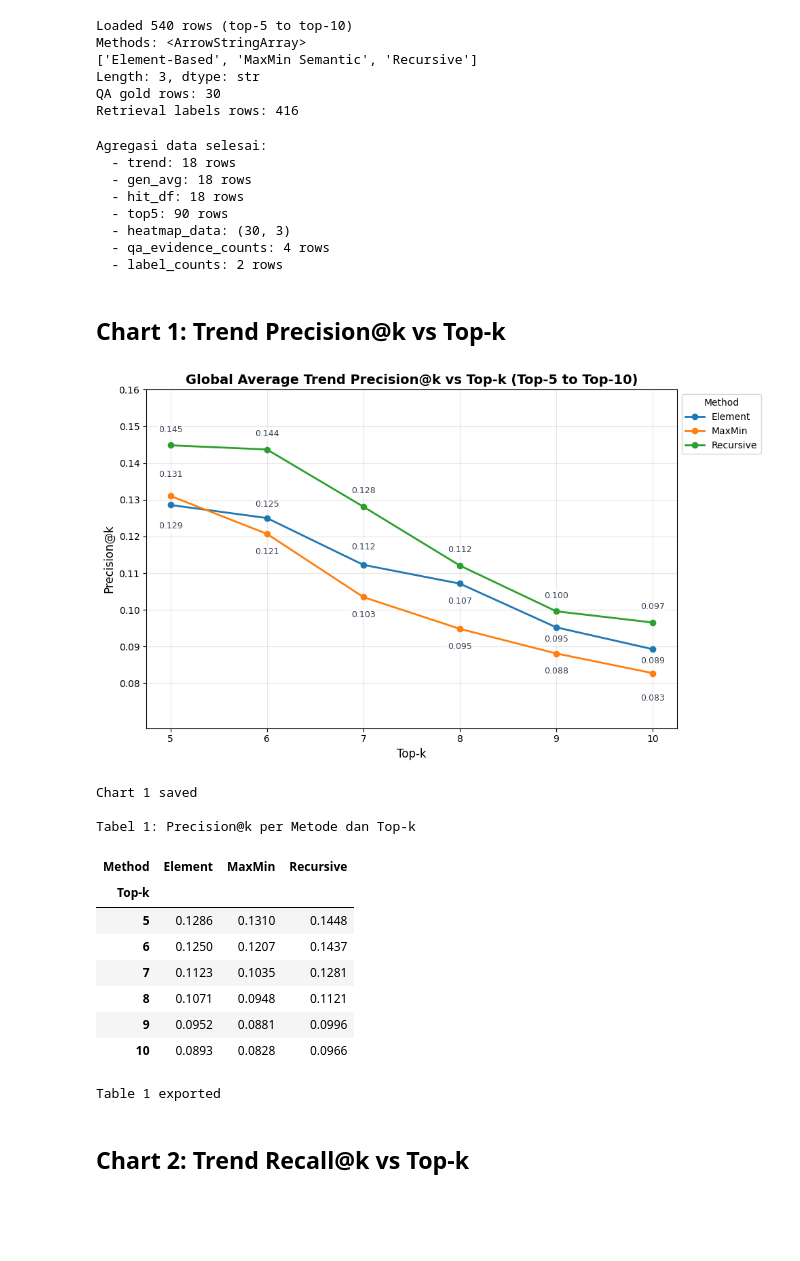
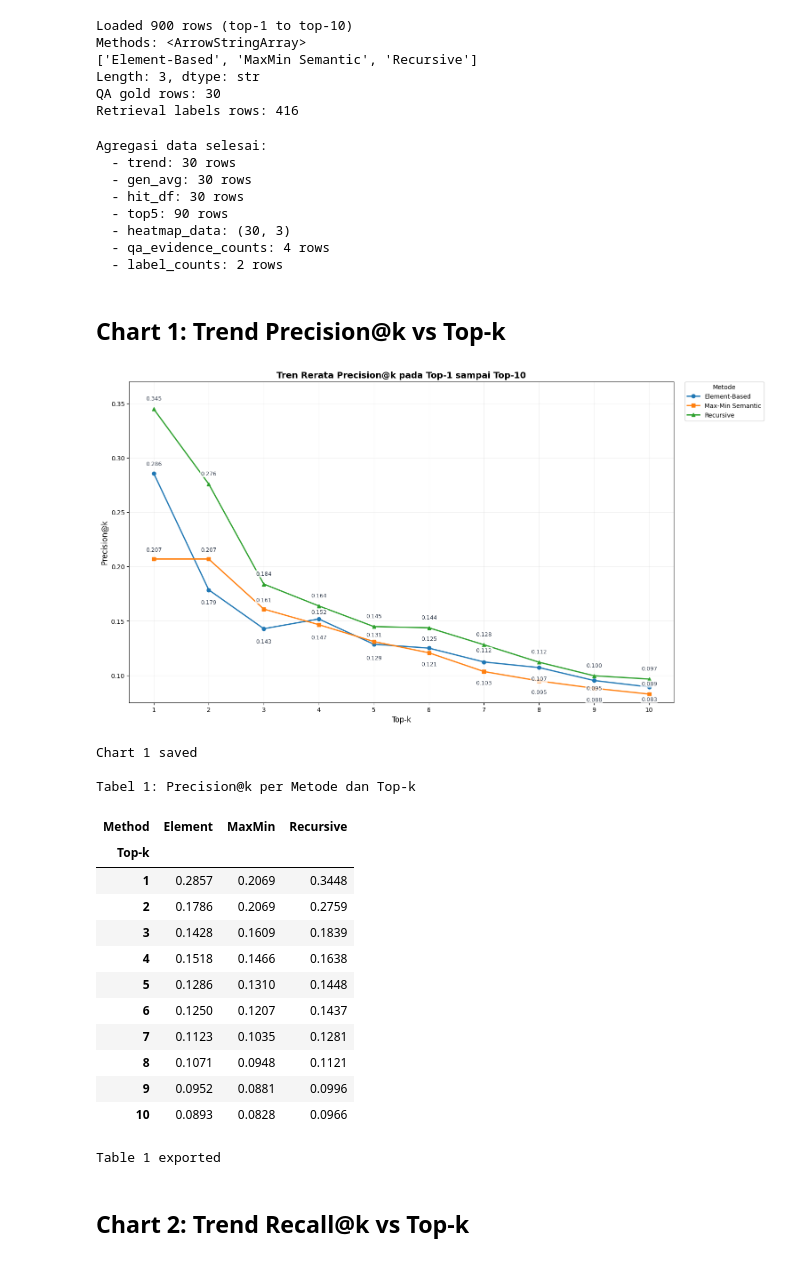
Before and after one commit to haikalthrq/rag-skripsi, a Jupyter notebook: notebooks/eval_visualization.ipynb, the cells around one changed output. Drawn from its saved outputs; the diff is of its cells as text; code cells hidden in the pictures; blank space fills up the shorter version.

Commit message:
Update evaluation outputs and notebook visualizations

```diff
--- a/notebooks/eval_visualization.ipynb
+++ b/notebooks/eval_visualization.ipynb
@@ -17,7 +17,7 @@ from pathlib import Path
 import json
 
 # Config
-TOPK_MIN = 5
+TOPK_MIN = 1
 TOPK_MAX = 10
 DATA_DIR = Path("../results/final/generation")
 FIG_DIR = Path("../results/final/figures")
@@ -51,7 +51,7 @@ print(f"Methods: {data['method'].unique()}")
 print(f"QA gold rows: {len(qa_gold)}")
 print(f"Retrieval labels rows: {len(retrieval_labels)}")
 # %% [output]
-Loaded 540 rows (top-5 to top-10)
+Loaded 900 rows (top-1 to top-10)
 Methods: <ArrowStringArray>
 ['Element-Based', 'MaxMin Semantic', 'Recursive']
 Length: 3, dtype: str
@@ -60,10 +60,10 @@ Retrieval labels rows: 416
 # %%
 # Cell 2: Agregasi SEMUA data untuk visualisasi + Definisi fungsi highlight
 
-# 1. Trend Precision, Recall & MRR (untuk Chart 1, 2 & 3)
-trend = data.groupby(['method_short', 'top_k'])[['precision_at_k', 'recall_at_k', 'mrr']].mean().reset_index()
+# 1. Trend Precision, Recall, MRR & F1@k (untuk Chart 1, 2, 3 & 4)
+trend = data.groupby(['method_short', 'top_k'])[['precision_at_k', 'recall_at_k', 'mrr', 'f1_at_k']].mean().reset_index()
 
-# 2. Generasi metrik (untuk Chart 4 & 5)
+# 2. Generasi metrik (untuk Chart 5 & 6)
 gen_avg = (
     data.groupby(['method_short', 'top_k'])[['bleu', 'rouge_l_recall']]
     .mean()
@@ -80,7 +80,7 @@ for k in range(TOPK_MIN, TOPK_MAX + 1):
         hit_counts.append({'method': method, 'top_k': k, 'hit_count': n_hit})
 hit_df = pd.DataFrame(hit_counts)
 
-# 4. Top-5 data
+# 4. Top-1 data
 top5 = data[data['top_k'] == TOPK_MIN].copy()
 
 # 5. Heatmap data (legacy, tidak divisualisasikan dalam urutan chart saat ini)
@@ -91,7 +91,7 @@ heatmap_data = top5.pivot_table(
     aggfunc='mean'
 ).fillna(0)
 
-# 6. Ground truth summary data (untuk Chart 6 & 7)
+# 6. Ground truth summary data (untuk Chart 7 & 8)
 qa_evidence_counts = (
     qa_gold['evidence_type']
     .fillna('Unknown')
@@ -205,9 +205,9 @@ print(f"  - qa_evidence_counts: {len(qa_evidence_counts)} rows")
 print(f"  - label_counts: {len(label_counts)} rows")
 # %% [output]
 Agregasi data selesai:
-  - trend: 18 rows
-  - gen_avg: 18 rows
-  - hit_df: 18 rows
+  - trend: 30 rows
+  - gen_avg: 30 rows
+  - hit_df: 30 rows
   - top5: 90 rows
   - heatmap_data: (30, 3)
   - qa_evidence_counts: 4 rows
@@ -218,23 +218,49 @@ Agregasi data selesai:
 # Chart 1 + Tabel 1: Precision trend (DALAM SATU CELL)
 
 # === CHART ===
-fig, ax = plt.subplots(figsize=(10, 6))
+fig, ax = plt.subplots(figsize=(15, 8), constrained_layout=True)
+method_display_labels = {
+    'Element': 'Element-Based',
+    'MaxMin': 'Max-Min Semantic',
+    'Recursive': 'Recursive',
+}
+method_line_styles = {
+    'Element': {'marker': 'o', 'linestyle': '-'},
+    'MaxMin': {'marker': 's', 'linestyle': '-'},
+    'Recursive': {'marker': '^', 'linestyle': '-'},
+}
 for method in trend['method_short'].unique():
     subset = trend[trend['method_short'] == method]
-    ax.plot(subset['top_k'], subset['precision_at_k'], marker='o', label=method, linewidth=2)
+    style = method_line_styles[method]
+    ax.plot(
+        subset['top_k'],
+        subset['precision_at_k'],
+        marker=style['marker'],
+        linestyle=style['linestyle'],
+        label=method_display_labels[method],
+        linewidth=2,
+        markersize=6,
+    )
 
 precision_label_offsets = {
+    ('Element', 2): (0, -16),
+    ('Element', 3): (0, -16),
+    ('MaxMin', 4): (0, -16),
+    ('Element', 4): (0, 6),
+    ('Element', 7): (0, 6),
+    ('Element', 8): (0, -6),
+    ('Element', 9): (0, -6),
     ('Element', 5): (0, -18),
-    ('MaxMin', 5): (0, 18),
+    ('MaxMin', 5): (0, 6),
     ('MaxMin', 6): (0, -14),
     ('MaxMin', 7): (0, -14),
     ('Element', 7): (0, 14),
     ('Element', 8): (0, -14),
     ('Element', 9): (0, -8),
-    ('Element', 10): (0, -8),
+    ('Element', 10): (0, 0),
     ('MaxMin', 8): (0, -14),
     ('MaxMin', 9): (0, -14),
-    ('MaxMin', 10): (0, -22),
+    ('MaxMin', 10): (0, -4),
 }
 precision_default_offsets = {
     'Element': (0, 10),
@@ -253,47 +279,50 @@ for _, row in trend.iterrows():
         xytext=(x_offset, y_offset),
         ha='center',
         va='bottom' if y_offset >= 0 else 'top',
         fontsize=9,
         color='#374151',
         bbox=dict(boxstyle='round,pad=0.12', fc='white', ec='none', alpha=0.78)
     )
 
 ax.set_xlabel('Top-k', fontsize=12)
 ax.set_ylabel('Precision@k', fontsize=12)
-ax.set_title('Global Average Trend Precision@k vs Top-k (Top-5 to Top-10)', fontsize=14, fontweight='bold')
-ax.legend(title='Method', fontsize=10, loc='upper left', bbox_to_anchor=(1, 1))
-ax.grid(alpha=0.3)
+ax.set_title('Tren Rerata Precision@k pada Top-1 sampai Top-10', fontsize=14, fontweight='bold')
+ax.legend(title='Metode', fontsize=10, loc='upper left', bbox_to_anchor=(1.02, 1), borderaxespad=0)
+ax.minorticks_off()
+ax.grid(True, which='major', axis='both', alpha=0.16, linewidth=0.8)
 ax.set_xticks(range(TOPK_MIN, TOPK_MAX + 1))
-pad_y_axis(ax, trend['precision_at_k'])
-precision_y_top = np.ceil(ax.get_ylim()[1] * 100) / 100
-precision_yticks = np.round(np.arange(0.08, precision_y_top + 0.001, 0.01), 2)
+ax.set_ylim(0.075, 0.37)
+precision_yticks = np.round(np.arange(0.10, 0.371, 0.05), 2)
 ax.set_yticks(precision_yticks)
 ax.set_yticklabels([f'{tick:.2f}' for tick in precision_yticks])
 
-plt.tight_layout()
-plt.savefig(FIG_DIR / 'chart1_precision_trend.png', dpi=300, bbox_inches='tight')
+plt.savefig(FIG_DIR / 'chart1_precision_trend.png', dpi=300, bbox_inches='tight', pad_inches=0.3)
 plt.show()
 print('Chart 1 saved')
 
 # === TABEL (TEPAT DI BAWAH CHART) ===
 table1 = (
     trend.pivot(index='top_k', columns='method_short', values='precision_at_k')
     .rename_axis(index='Top-k', columns='Method')
 )
 print('\nTabel 1: Precision@k per Metode dan Top-k')
 styled_table1 = format_metric_table(table1, axis=1)
 display(styled_table1)
 
 # Export CSV
 table1.to_csv(FIG_DIR / 'table1_precision_trend.csv')
 print('Table 1 exported')
 # %% [output]
-[figure, old version]
+[figure, new version]
 Chart 1 saved
 
 Tabel 1: Precision@k per Metode dan Top-k
 | Method | Element | MaxMin | Recursive |
 | Top-k |  |  |  |
+| 1 | 0.2857 | 0.2069 | 0.3448 |
+| 2 | 0.1786 | 0.2069 | 0.2759 |
+| 3 | 0.1428 | 0.1609 | 0.1839 |
+| 4 | 0.1518 | 0.1466 | 0.1638 |
 | 5 | 0.1286 | 0.1310 | 0.1448 |
 | 6 | 0.1250 | 0.1207 | 0.1437 |
 | 7 | 0.1123 | 0.1035 | 0.1281 |
```
Also changed, not shown: parts of 20 cells of this notebook, 38 other files.
